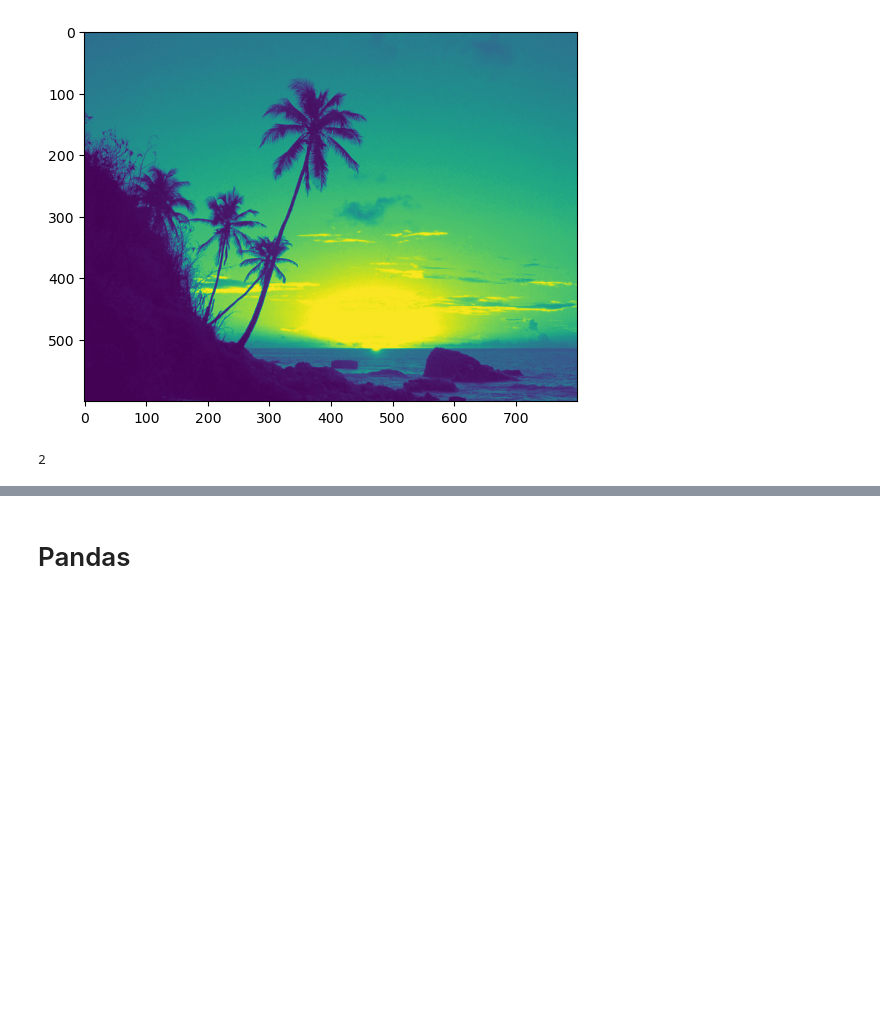
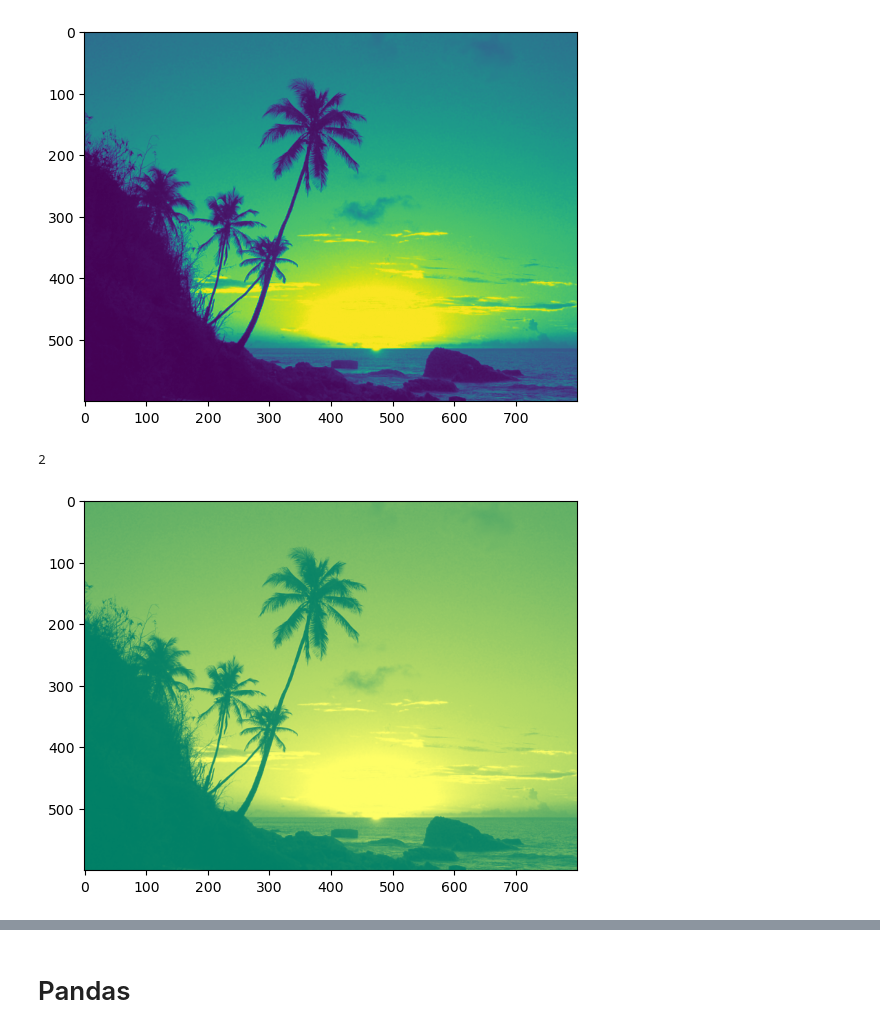
Before and after one commit to Dans182/jupyter-python, a Jupyter notebook: Daniel/20240411.ipynb, the cells around one changed output, grey strips where cells are left out. Cells and saved outputs as stored; diff of their text form; code cells hidden in the pictures; blank space fills up the shorter version.

```diff
--- a/Daniel/20240411.ipynb
+++ b/Daniel/20240411.ipynb
@@ -155,0 +250,4 @@ import math
+# %%
+plt.imshow(red, cmap = "summer"); #aca le digo que me haga una asignación de colores distinta a la anterior
+# %% [output]
+[figure, added]
```
Also changed, not shown: parts of 97 cells of this notebook.
